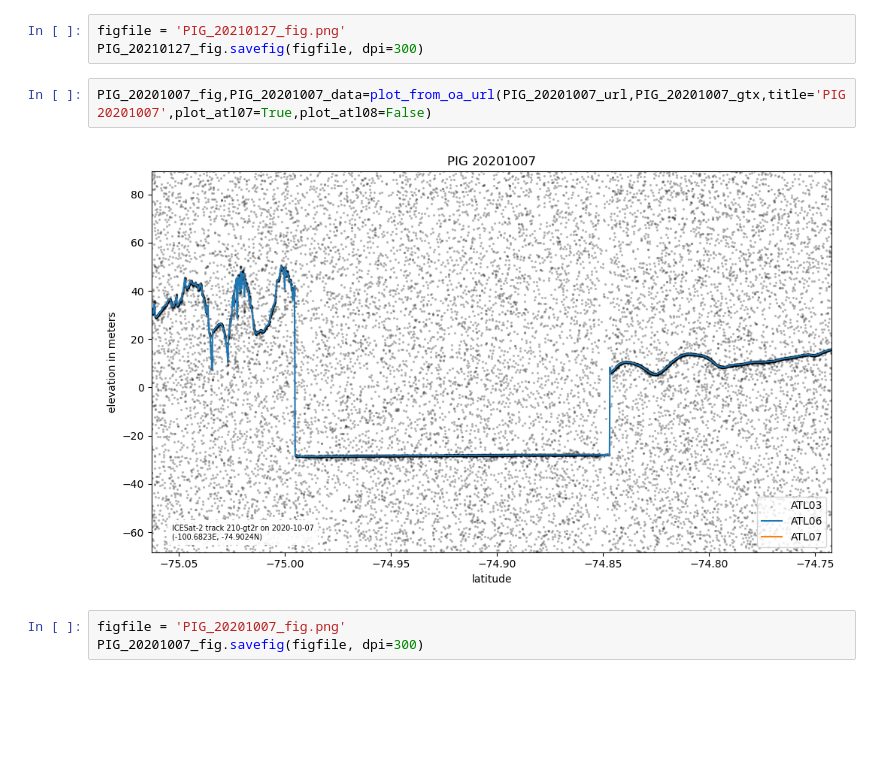
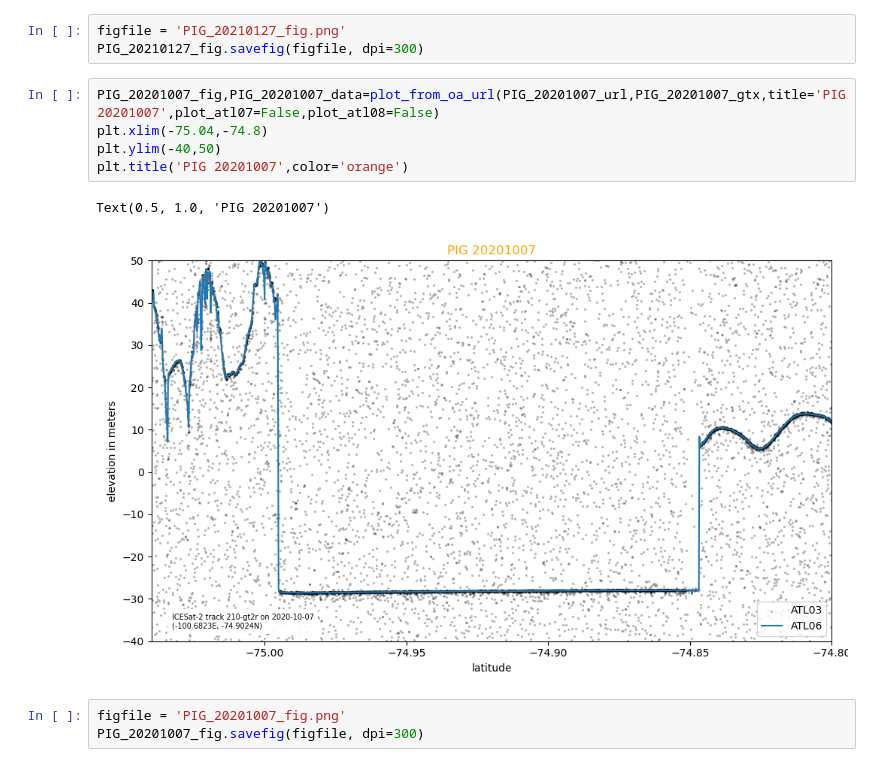
Before and after one commit to ICESAT-2HackWeek/Polynyas, a Jupyter notebook: contributors/AnnSofie/Visualization_GEE_oa.ipynb, the cells around one changed output. Saved outputs shown, nothing was run; the diff lists cells and outputs as text; blank space fills up the shorter version.

```diff
--- a/contributors/AnnSofie/Visualization_GEE_oa.ipynb
+++ b/contributors/AnnSofie/Visualization_GEE_oa.ipynb
@@ -46,9 +50,13 @@ PIG_20210127_fig,PIG_20210127_data=plot_from_oa_url(PIG_20210127_url,PIG_2021012
 figfile = 'PIG_20210127_fig.png'
 PIG_20210127_fig.savefig(figfile, dpi=300)
 # %%
-PIG_20201007_fig,PIG_20201007_data=plot_from_oa_url(PIG_20201007_url,PIG_20201007_gtx,title='PIG 20201007',plot_atl07=True,plot_atl08=False)
+PIG_20201007_fig,PIG_20201007_data=plot_from_oa_url(PIG_20201007_url,PIG_20201007_gtx,title='PIG 20201007',plot_atl07=False,plot_atl08=False)
+plt.xlim(-75.04,-74.8)
+plt.ylim(-40,50)
+plt.title('PIG 20201007',color='orange')
 # %% [output]
+Text(0.5, 1.0, 'PIG 20201007')
-[figure, old version]
+[figure, new version]
 # %%
 figfile = 'PIG_20201007_fig.png'
 PIG_20201007_fig.savefig(figfile, dpi=300)
```
Also changed, not shown: parts of 24 cells of this notebook.
